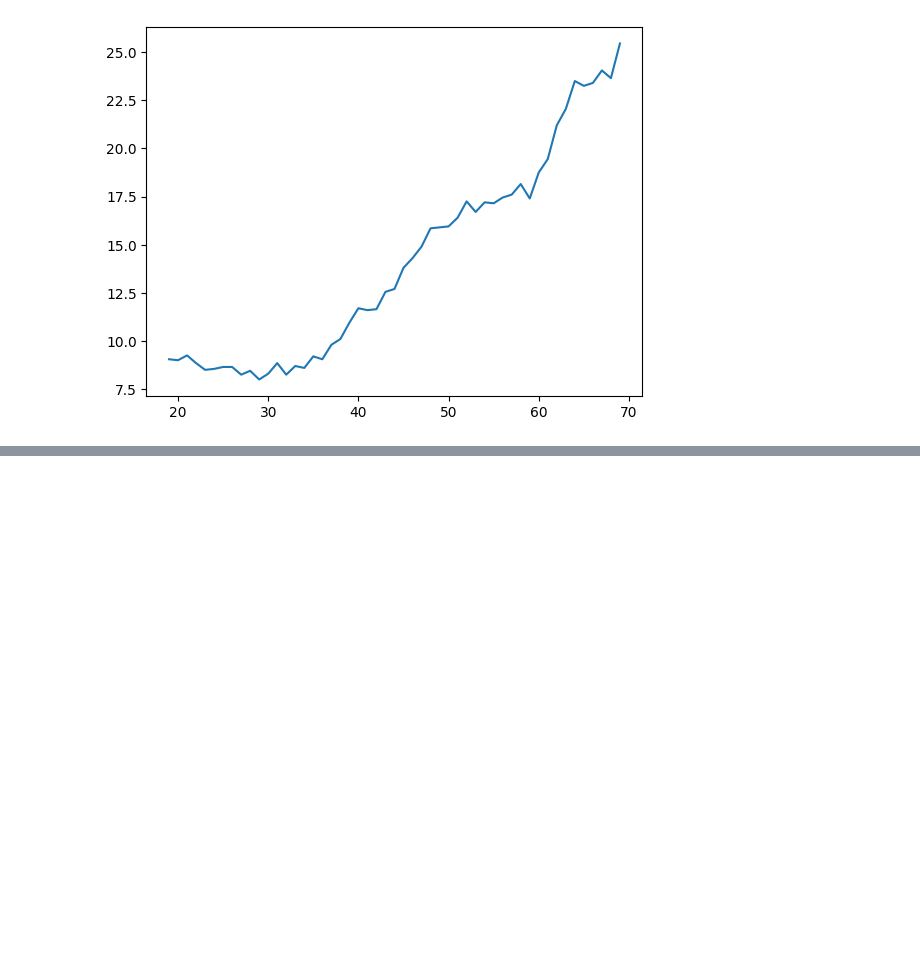
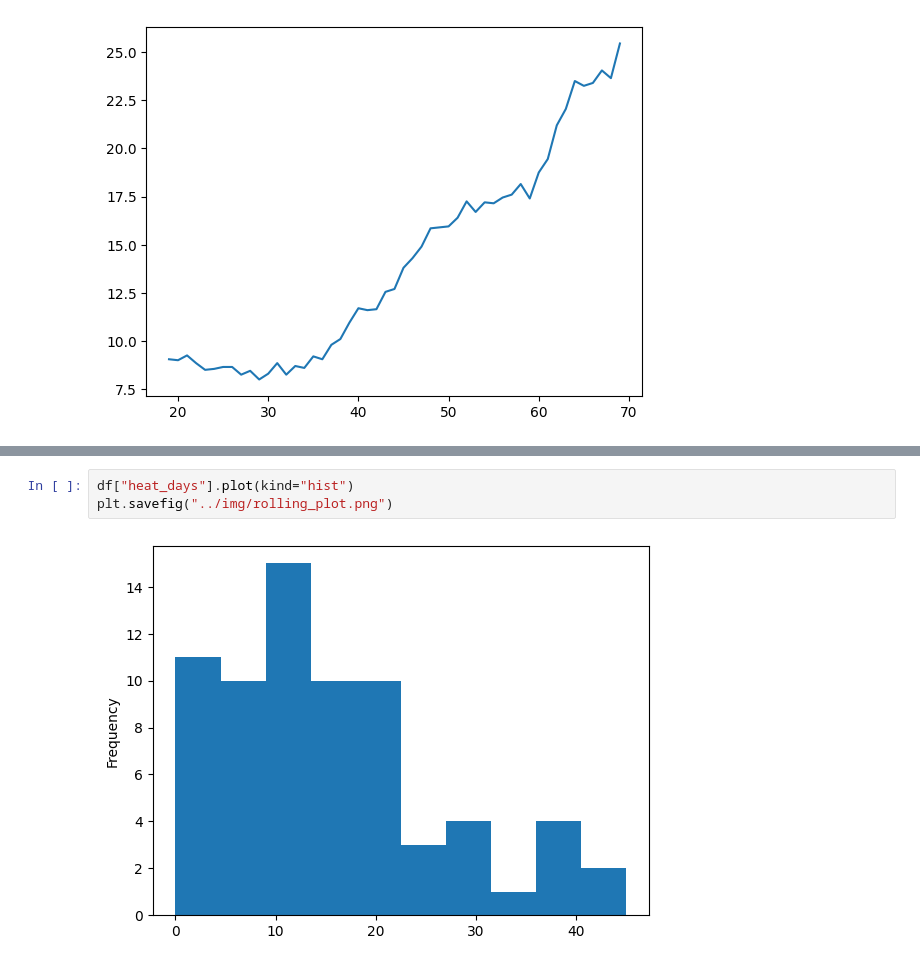
Before and after one commit to Plangegger/data-science-ue-ct, a Jupyter notebook: notebooks/01_data_with_pandas.ipynb, the cells around one changed output, grey strips where cells are left out. Saved outputs shown, nothing was run; the diff lists cells and outputs as text; blank space fills up the shorter version.

```diff
--- a/notebooks/01_data_with_pandas.ipynb
+++ b/notebooks/01_data_with_pandas.ipynb
@@ -184,0 +191,5 @@ df["heat_days"].rolling(20).mean().plot()
+# %%
+df["heat_days"].plot(kind="hist")
+plt.savefig("../img/rolling_plot.png")
+# %% [output]
+[figure, added]
```
Also changed, not shown: parts of 3 cells of this notebook, 3 other files.
